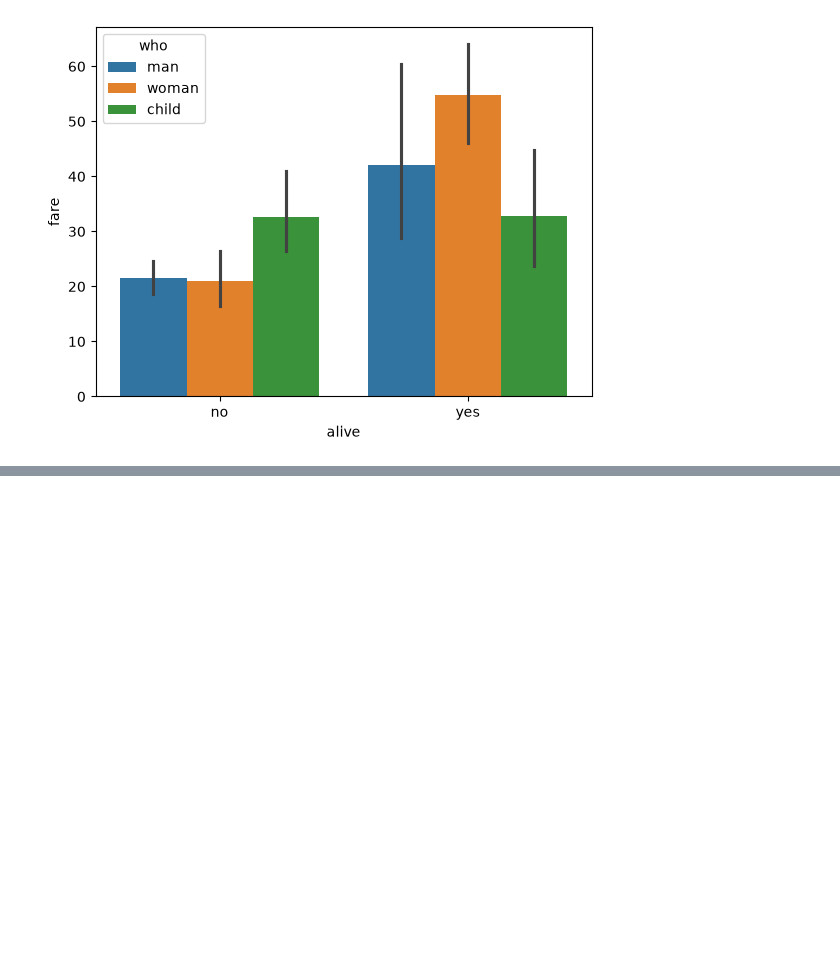
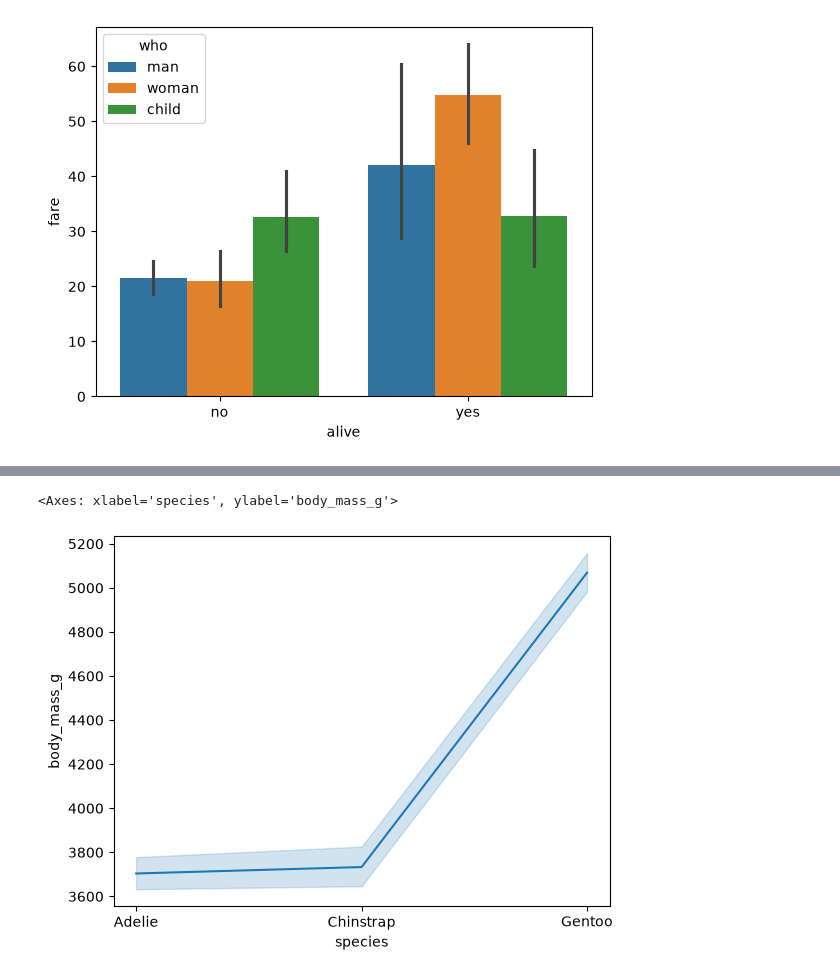
Before and after one commit to ShykhMHasnain-1/Full-Data-Science, a Jupyter notebook: Seaborn/task.ipynb, the cells around one changed output, grey strips where cells are left out. Cells and saved outputs as stored; diff of their text form; code cells hidden in the pictures; blank space fills up the shorter version.

```diff
--- a/Seaborn/task.ipynb
+++ b/Seaborn/task.ipynb
@@ -33,0 +70,5 @@ sns.barplot(titanic,x="alive",y="fare",hue="who")
+# %%
+sns.lineplot(penguins,x="species",y="body_mass_g")
+# %% [output]
+<Axes: xlabel='species', ylabel='body_mass_g'>
+[figure, added]
```
Also changed, not shown: parts of 4 cells of this notebook, 1 other file.
